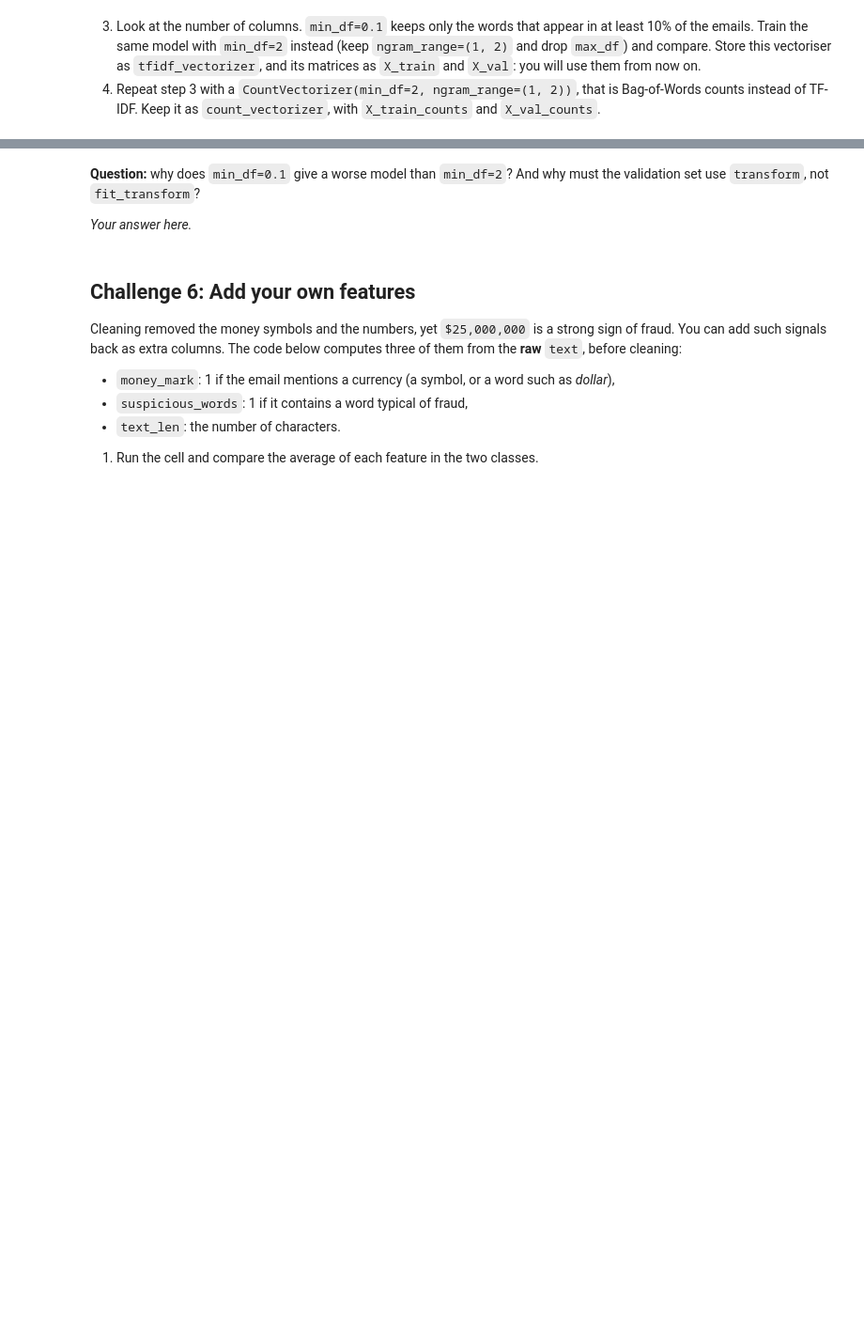
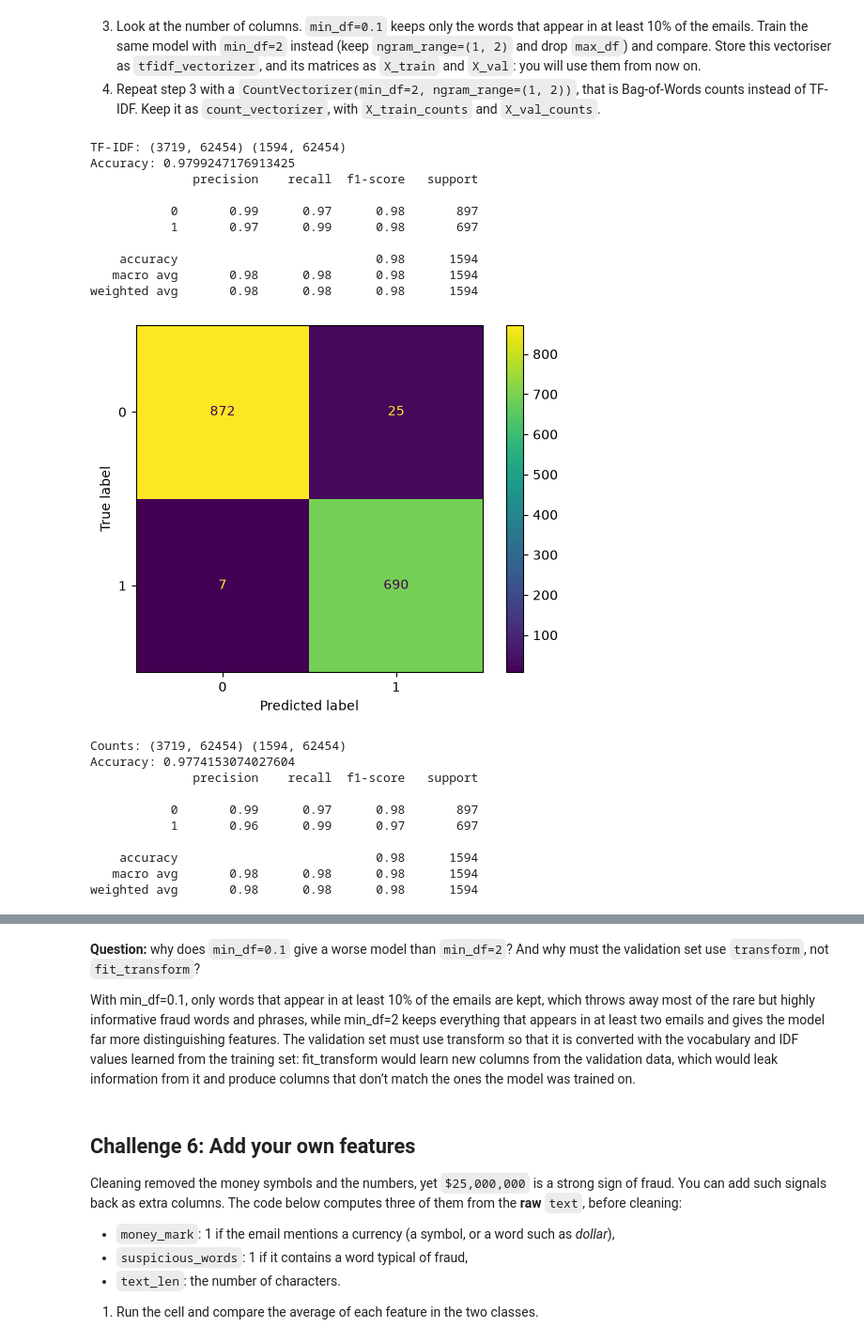
Before and after one commit to ironhack-labs/lab-natural-language-processing, a Jupyter notebook: your-code/main.ipynb, the cells around one changed output, grey strips where cells are left out. Shown at 94% size. Cells and saved outputs as stored; diff of their text form; code cells hidden in the pictures; blank space fills up the shorter version.

```diff
--- a/your-code/main.ipynb
+++ b/your-code/main.ipynb
@@ -160,6 +318,56 @@ Find the 10 most frequent words of `preprocessed_text` in the normal emails and
 4. Repeat step 3 with a `CountVectorizer(min_df=2, ngram_range=(1, 2))`, that is Bag-of-Words counts instead of TF-IDF. Keep it as `count_vectorizer`, with `X_train_counts` and `X_val_counts`.
 # %%
 # 3. TF-IDF with min_df=2
+tfidf_vectorizer = TfidfVectorizer(min_df=2, ngram_range=(1,2))
+X_train = tfidf_vectorizer.fit_transform(data_train['preprocessed_text'])
+X_val = tfidf_vectorizer.transform(data_val['preprocessed_text'])
+
+print("TF-IDF:", X_train.shape, X_val.shape)
+
+model_clf = MultinomialNB()
+model_clf.fit(X_train, data_train["label"])
+y_pred = model_clf.predict(X_val)
+
+print("Accuracy:", accuracy_score(data_val["label"], y_pred))
+print(classification_report(data_val["label"], y_pred))
+ConfusionMatrixDisplay.from_predictions(data_val["label"], y_pred)
+plt.show()
 
 
 # 4. Bag-of-Words with min_df=2
+cv_vectorizer = CountVectorizer(min_df=2, ngram_range=(1,2))
+X_train_counts = cv_vectorizer.fit_transform(data_train['preprocessed_text'])
+X_val_counts = cv_vectorizer.transform(data_val['preprocessed_text'])
+
+print('Counts:', X_train_counts.shape, X_val_counts.shape)
+
+model_counts = MultinomialNB()
+model_counts.fit(X_train_counts, data_train['label'])
+y_pred_counts = model_counts.predict(X_val_counts)
+
+print("Accuracy:", accuracy_score(data_val['label'], y_pred_counts))
+print(classification_report(data_val['label'], y_pred_counts))
+ConfusionMatrixDisplay.from_predictions(data_val['label'], y_pred_counts)
+plt.show()
+# %% [output]
+TF-IDF: (3719, 62454) (1594, 62454)
+Accuracy: 0.9799247176913425
+              precision    recall  f1-score   support
+
+           0       0.99      0.97      0.98       897
+           1       0.97      0.99      0.98       697
+
+    accuracy                           0.98      1594
+   macro avg       0.98      0.98      0.98      1594
+weighted avg       0.98      0.98      0.98      1594
+[figure, added]
+Counts: (3719, 62454) (1594, 62454)
+Accuracy: 0.9774153074027604
+              precision    recall  f1-score   support
+
+           0       0.99      0.97      0.98       897
+           1       0.96      0.99      0.97       697
+
+    accuracy                           0.98      1594
+   macro avg       0.98      0.98      0.98      1594
+weighted avg       0.98      0.98      0.98      1594
@@ -166,7 +375,7 @@ Find the 10 most frequent words of `preprocessed_text` in the normal emails and
 # %% [markdown]
 **Question:** why does `min_df=0.1` give a worse model than `min_df=2`? And why must the validation set use `transform`, not `fit_transform`?
 
-*Your answer here.*
+With min_df=0.1, only words that appear in at least 10% of the emails are kept, which throws away most of the rare but highly informative fraud words and phrases, while min_df=2 keeps everything that appears in at least two emails and gives the model far more distinguishing features. The validation set must use transform so that it is converted with the vocabulary and IDF values learned from the training set: fit_transform would learn new columns from the validation data, which would leak information from it and produce columns that don’t match the ones the model was trained on.
 # %% [markdown]
 ## Challenge 6: Add your own features
 
```
Also changed, not shown: parts of 25 cells of this notebook.
